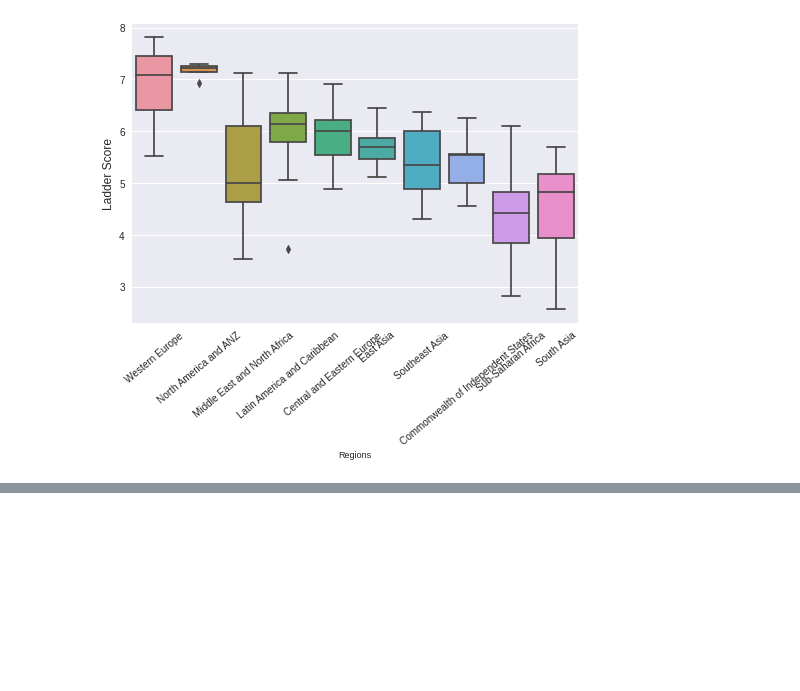
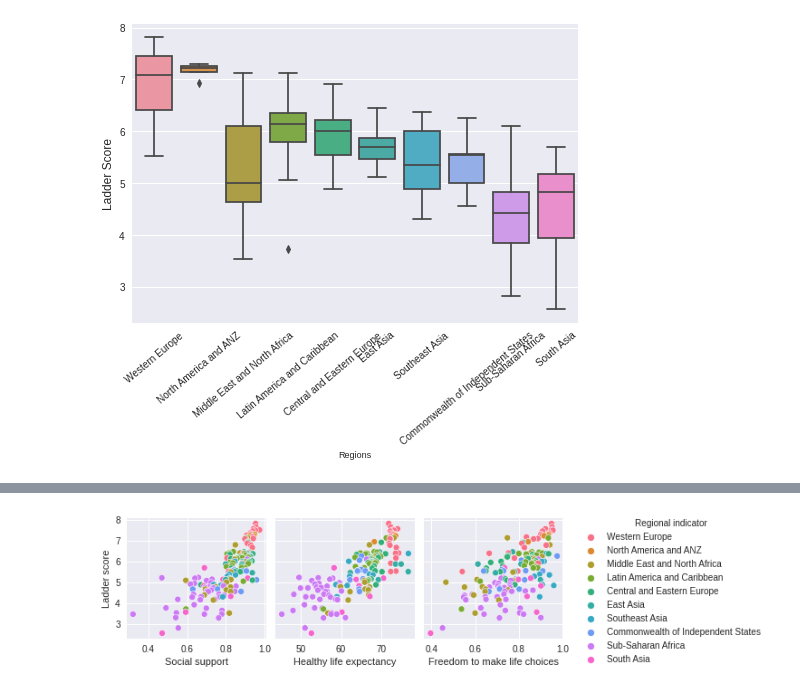
Before and after one commit to ivnizhnik/Data_Science_Project_A, a Jupyter notebook: WorldHappinessReport.ipynb, the cells around one changed output, grey strips where cells are left out. Cells and saved outputs as stored; diff of their text form; code cells hidden in the pictures; blank space fills up the shorter version.

```diff
--- a/WorldHappinessReport.ipynb
+++ b/WorldHappinessReport.ipynb
@@ -254,0 +285,8 @@ plt.ylabel('Ladder Score', fontsize = 12);
+# %%
+# This is a neat way to get a quick scatterplot between each of your features and the target
+sns.pairplot(df,
+             x_vars = ['Social support', 'Healthy life expectancy', 'Freedom to make life choices'],
+             y_vars = ['Ladder score'],
+             hue = 'Regional indicator');
+# %% [output]
+[figure, added]
```
Also changed, not shown: parts of 79 cells of this notebook.
